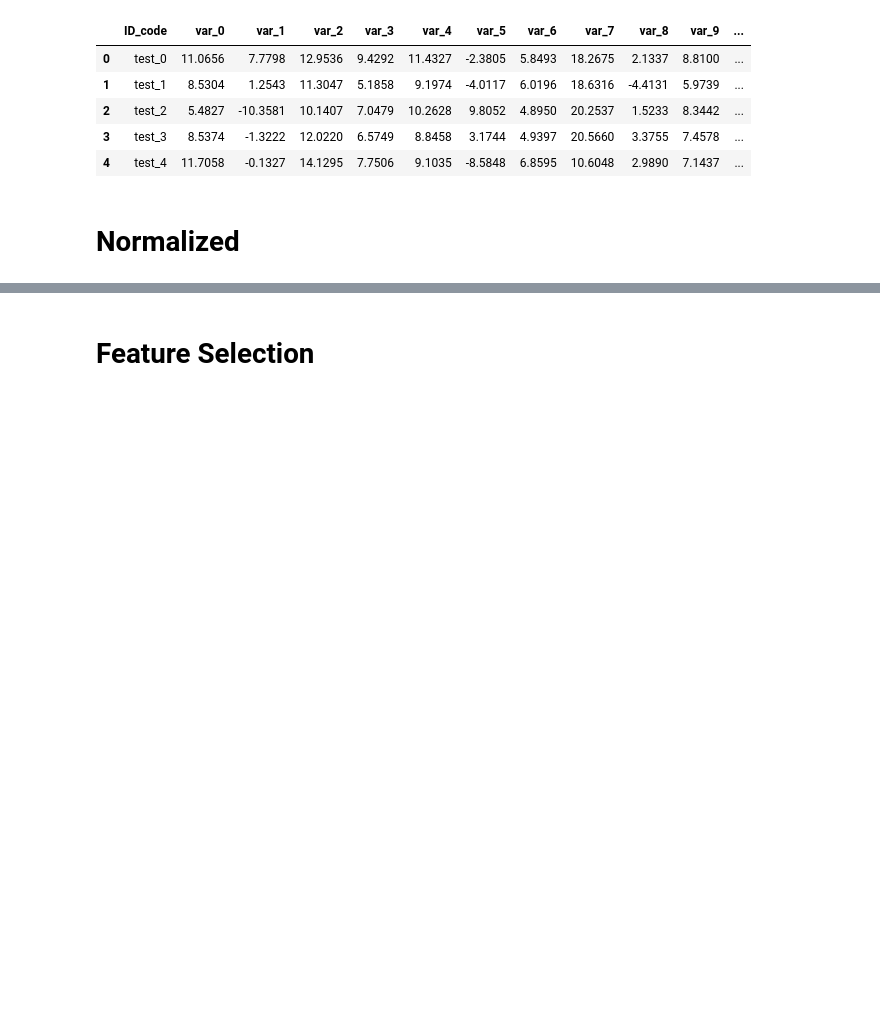
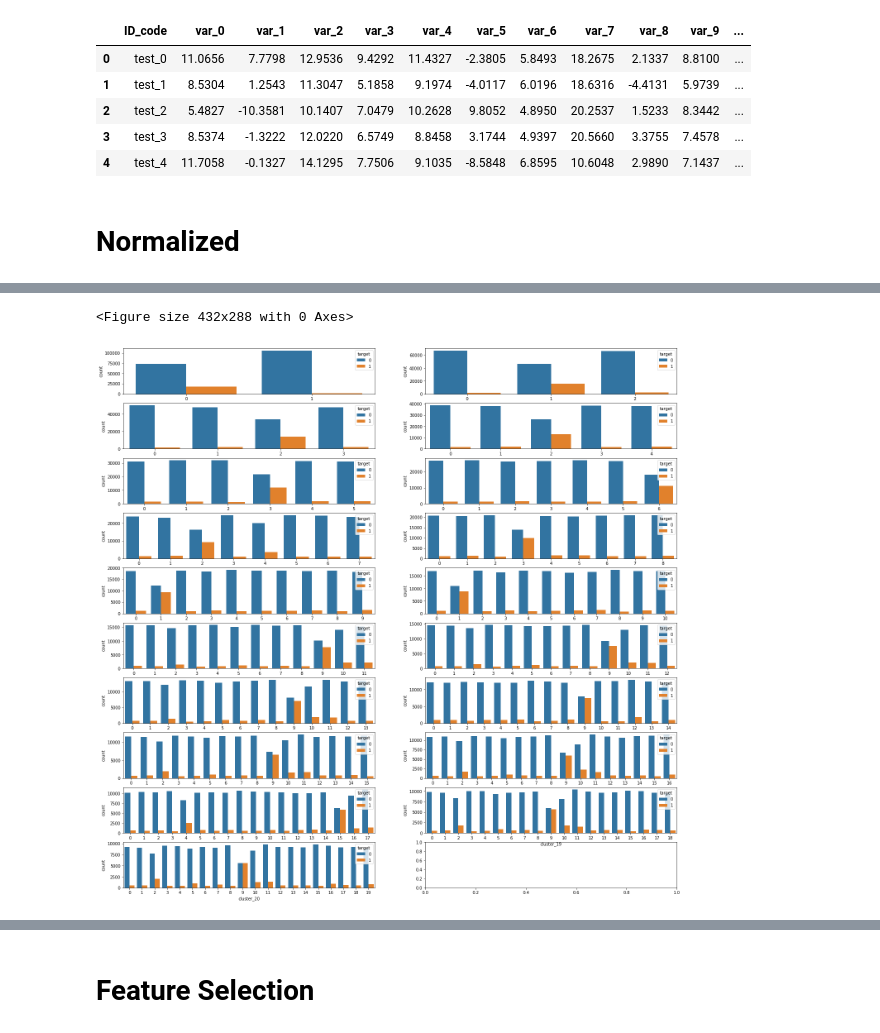
Before and after one commit to ishtos/santander, a Jupyter notebook: ipynb/kmeans.ipynb, the cells around one changed output, grey strips where cells are left out. Drawn from its saved outputs; the diff is of its cells as text; code cells hidden in the pictures; blank space fills up the shorter version.

```diff
--- a/ipynb/kmeans.ipynb
+++ b/ipynb/kmeans.ipynb
@@ -88,0 +89,3 @@ df.head()
+# %%
+standard_train = df.iloc[train.index]
+standard_test = df.iloc[test.index]
@@ -88,0 +153,17 @@ df.head()
+# %%
+for i in tqdm(range(2, 21)):
+    km = KMeans(n_clusters=i, n_init=20, random_state=1, n_jobs=-1)
+    km.fit(standard_train[var_columns])
+    standard_train[f'cluster_{i}'] = km.predict(standard_train[var_columns])
+# %%
+plt.figure()
+fig, ax = plt.subplots(10, 2, figsize=(24, 24))
+
+for i, j in enumerate(range(2, 21)):
+    plt.subplot(10, 2, i+1)
+    sns.countplot(x=f'standard_cluster_{j}', hue='target', data=standard_train)
+plt.savefig('cluster.png')
+plt.show()
+# %% [output]
+<Figure size 432x288 with 0 Axes>
+[figure, added]
```
Also changed, not shown: parts of 43 cells of this notebook, 3 other files.
